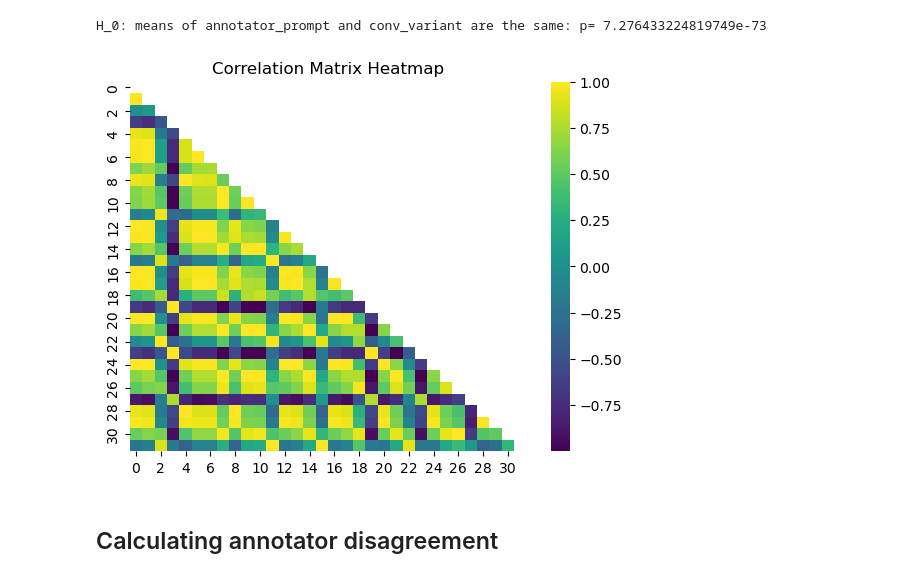
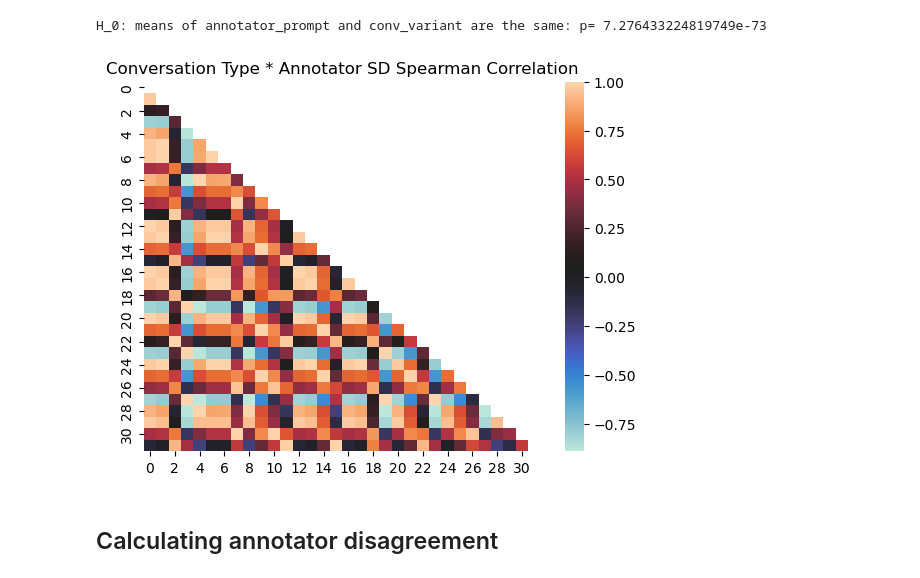
Before and after one commit to dimits-ts/llm_moderation_research, a Jupyter notebook: notebooks/annotation_analysis.ipynb, the cells around one changed output. Drawn from its saved outputs; the diff is of its cells as text; code cells hidden in the pictures.

```diff
--- a/notebooks/annotation_analysis.ipynb
+++ b/notebooks/annotation_analysis.ipynb
@@ -228,6 +228,29 @@ plt.show()
 [figure]
 # %% [markdown]
 ## Testing for statistical significance
+# %%
+def corr_heatmap(df: pd.DataFrame, show_labels: bool = False, correlation_title: str="") -> None:
+    corr_matrix = df.corr(method="spearman")
+
+    if show_labels:
+        sns.heatmap(
+            np.tril(corr_matrix),
+            annot=show_labels,
+            cmap="icefire",
+            mask=np.triu(corr_matrix),
+            xticklabels=df.columns,
+            yticklabels=df.columns,
+        )
+    else:
+        sns.heatmap(
+            np.tril(corr_matrix),
+            annot=show_labels,
+            cmap="icefire",
+            mask=np.triu(corr_matrix)
+        )
+
+    plt.title(correlation_title + " Spearman Correlation")
+    plt.show()
 # %%
 grouped = full_df.groupby('annotator_prompt')['toxicity'].apply(list)
 toxicity_groups = grouped.tolist()
@@ -288,34 +296,25 @@ H_0: means of annotator_prompt and conv_variant are the same: p= 7.2764332248197
 # %%
 # create a column to identify the groups
 stats_df = full_df
 stats_df["group"] = (
     stats_df["annotator_prompt"].astype(str)
     + "_"
     + stats_df["conv_variant"].astype(str)
 )
 
 # non-parametric post_hoc test
 posthoc = scikit_posthocs.posthoc_dunn(
     stats_df, val_col="toxicity", group_col="group", p_adjust="bonferroni"
 )
 posthoc_df = posthoc.reset_index().melt(
     id_vars="index", var_name="Comparison", value_name="p-value"
 )
 posthoc_df.columns = ["Group1", "Group2", "p-value"]
 posthoc_df = posthoc_df.pivot(index="Group1", columns="Group2", values="p-value")
 
-
-# Step 3: Calculate the correlation matrix
-corr_matrix = posthoc_df.corr()
-
-# Step 4: Plot the heatmap
-sns.heatmap(
-    np.tril(corr_matrix), annot=False, cmap="viridis", mask=np.triu(corr_matrix)
-)
-plt.title("Correlation Matrix Heatmap")
-plt.show()
+corr_heatmap(posthoc_df, show_labels=False, correlation_title="Conversation Type * Annotator SD")
 # %% [output]
-[figure, old version]
+[figure, new version]
 # %% [markdown]
 ## Calculating annotator disagreement
 # %% [markdown]
```
Also changed, not shown: parts of 10 cells of this notebook.
